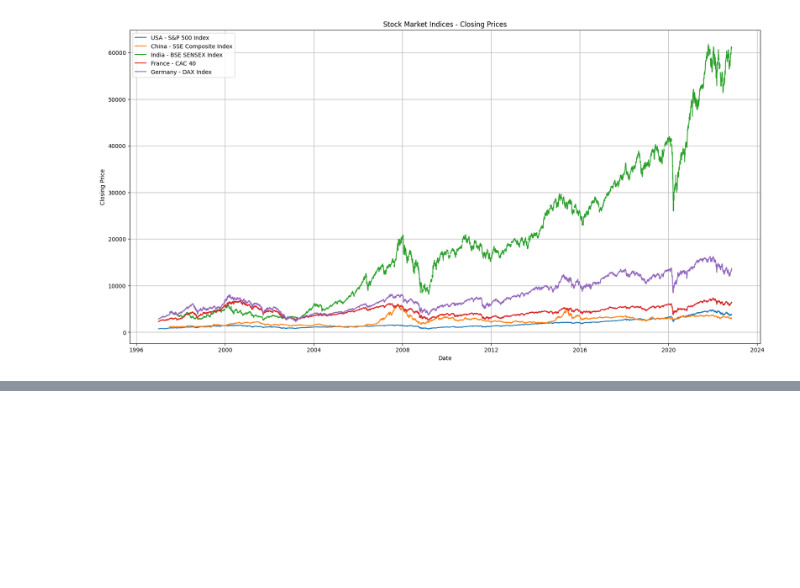
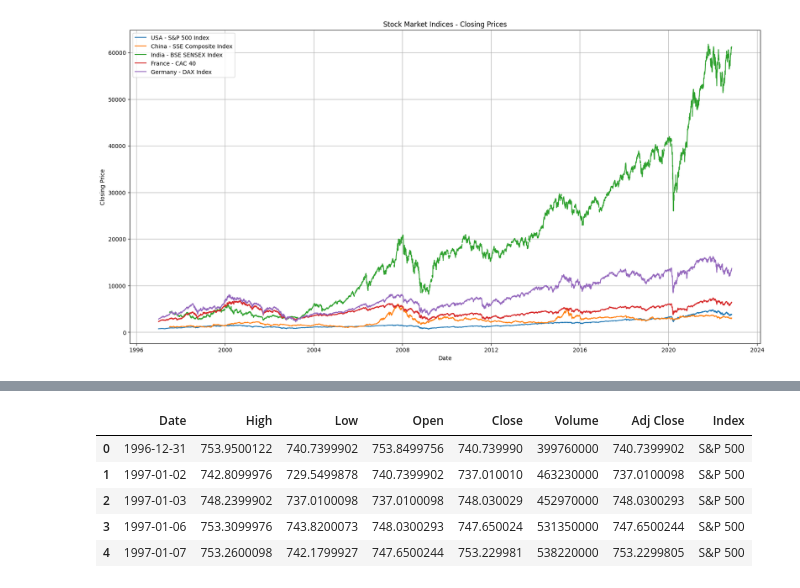
Before and after one commit to datla-ria/Project-1, a Jupyter notebook: project-1.ipynb, the cells around one changed output, grey strips where cells are left out. Cells and saved outputs as stored; diff of their text form; code cells hidden in the pictures; blank space fills up the shorter version.

Commit message:
merged the dataframes for all the indices

```diff
--- a/project-1.ipynb
+++ b/project-1.ipynb
@@ -402,3 +402,10 @@ Try using .loc[row_indexer,col_indexer] = value instead
 See the caveats in the documentation: https://pandas.pydata.org/pandas-docs/stable/user_guide/indexing.html#returning-a-view-versus-a-copy
   dax_df['Close'] = dax_df['Close'].astype(float)
 [figure]
+# %%
+#Mergining the indices dataframes
+snp_df['Index'] = 'S&P 500'
+sse_df['Index'] = 'SSE Composite Index'
+bse_df['Index'] = 'BSE Sensex'
+cac_df['Index'] = 'CAC 40'
+dax_df['Index'] = 'DAX Performance'
@@ -404,0 +433,11 @@ See the caveats in the documentation: https://pandas.pydata.org/pandas-docs/stab
+# %%
+#merged indices dataframe
+merged_indices_df = pd.concat([snp_df, sse_df,bse_df,cac_df,dax_df], ignore_index=True)
+merged_indices_df.head()
+# %% [output]
+|  | Date | High | Low | Open | Close | Volume | Adj Close | Index |
+| 0 | 1996-12-31 | 753.9500122 | 740.7399902 | 753.8499756 | 740.739990 | 399760000 | 740.7399902 | S&P 500 |
+| 1 | 1997-01-02 | 742.8099976 | 729.5499878 | 740.7399902 | 737.010010 | 463230000 | 737.0100098 | S&P 500 |
+| 2 | 1997-01-03 | 748.2399902 | 737.0100098 | 737.0100098 | 748.030029 | 452970000 | 748.0300293 | S&P 500 |
+| 3 | 1997-01-06 | 753.3099976 | 743.8200073 | 748.0300293 | 747.650024 | 531350000 | 747.6500244 | S&P 500 |
+| 4 | 1997-01-07 | 753.2600098 | 742.1799927 | 747.6500244 | 753.229981 | 538220000 | 753.2299805 | S&P 500 |
```
Also changed, not shown: parts of 1 cell of this notebook.
